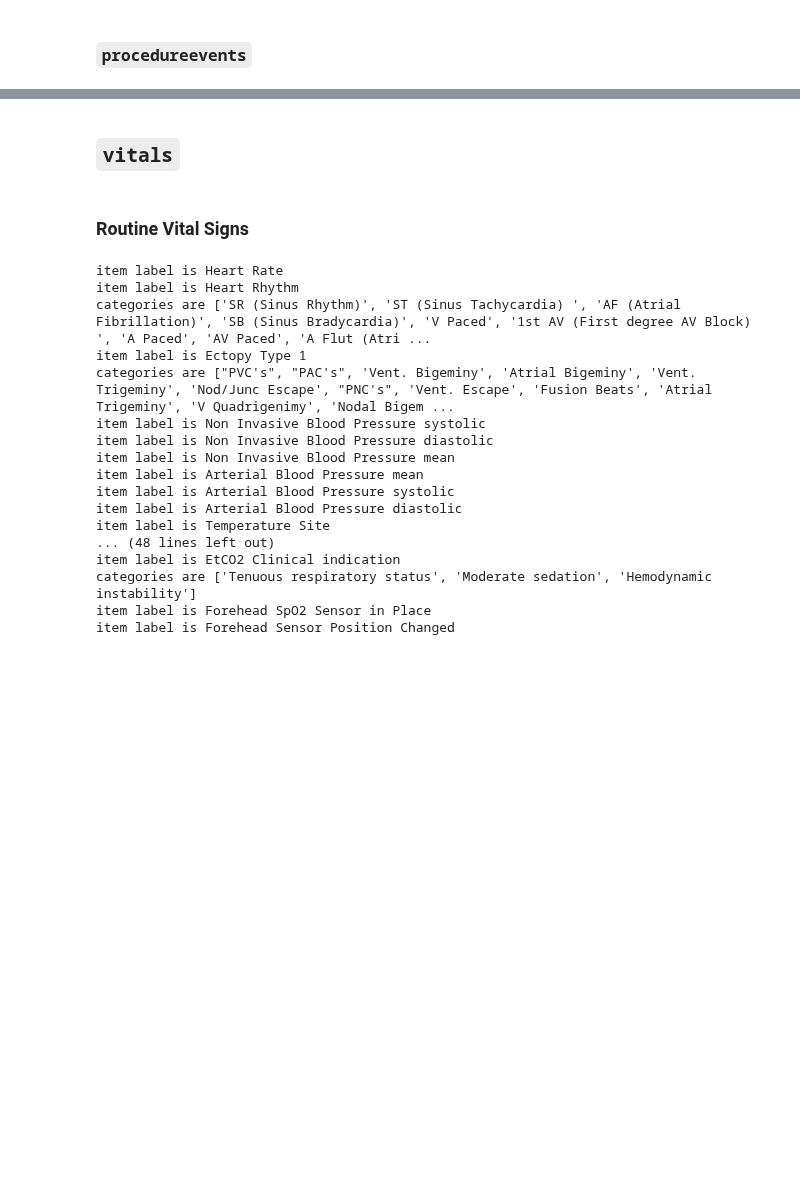
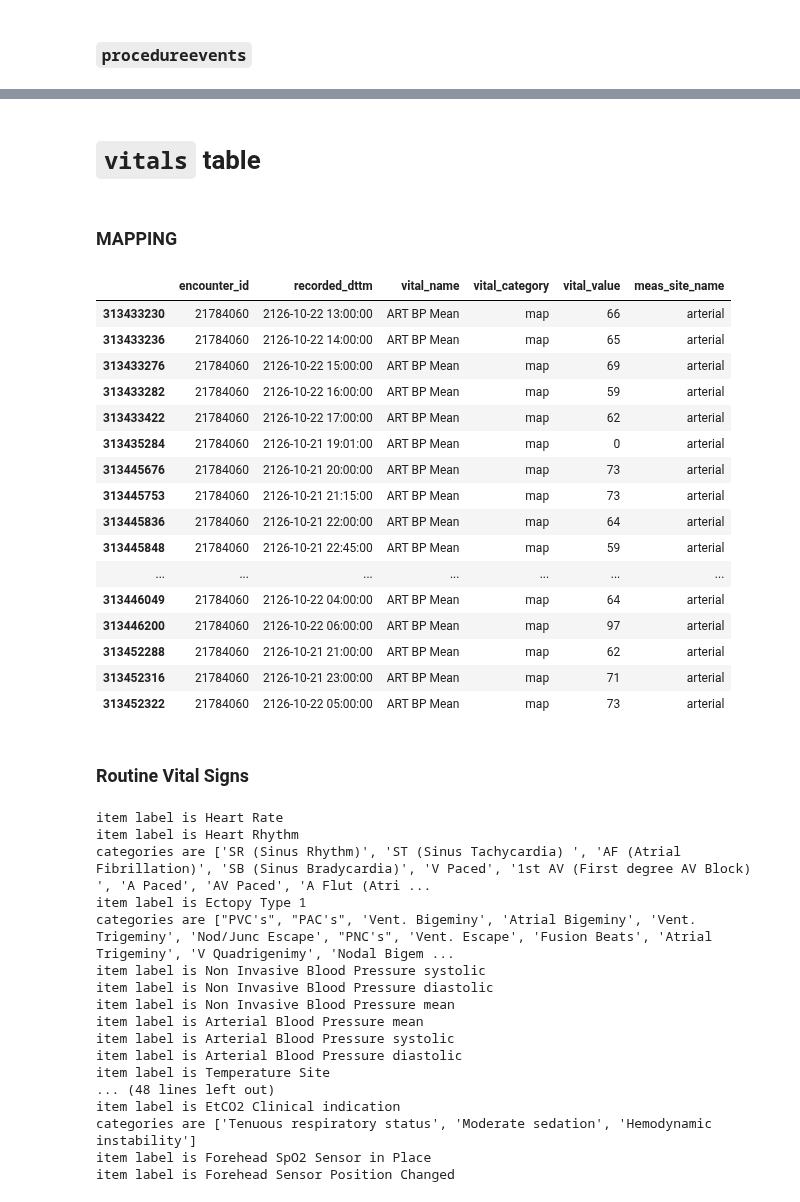
Before and after one commit to oldsandiaz/mimicclif, a Jupyter notebook: code/eda.ipynb, the cells around one changed output, grey strips where cells are left out. Saved outputs shown, nothing was run; the diff lists cells and outputs as text; code cells hidden in the pictures; blank space fills up the shorter version.

Commit message:
started refactoring the code to map the vitals table, currently working on solving the temp_c data str issue

```diff
--- a/code/eda.ipynb
+++ b/code/eda.ipynb
@@ -322,2 +276,4 @@ item_id_to_events()
 # %% [markdown]
-## `vitals`
+# `vitals` table
+# %% [markdown]
+### MAPPING
@@ -324,3 +330,25 @@ item_id_to_events()
+# %%
+vital_items_dfs.loc[
+    vital_item_df
+]
+# %% [output]
+|  | encounter_id | recorded_dttm | vital_name | vital_category | vital_value | meas_site_name |
+| 313433230 | 21784060 | 2126-10-22 13:00:00 | ART BP Mean | map | 66 | arterial |
+| 313433236 | 21784060 | 2126-10-22 14:00:00 | ART BP Mean | map | 65 | arterial |
+| 313433276 | 21784060 | 2126-10-22 15:00:00 | ART BP Mean | map | 69 | arterial |
+| 313433282 | 21784060 | 2126-10-22 16:00:00 | ART BP Mean | map | 59 | arterial |
+| 313433422 | 21784060 | 2126-10-22 17:00:00 | ART BP Mean | map | 62 | arterial |
+| 313435284 | 21784060 | 2126-10-21 19:01:00 | ART BP Mean | map | 0 | arterial |
+| 313445676 | 21784060 | 2126-10-21 20:00:00 | ART BP Mean | map | 73 | arterial |
+| 313445753 | 21784060 | 2126-10-21 21:15:00 | ART BP Mean | map | 73 | arterial |
+| 313445836 | 21784060 | 2126-10-21 22:00:00 | ART BP Mean | map | 64 | arterial |
+| 313445848 | 21784060 | 2126-10-21 22:45:00 | ART BP Mean | map | 59 | arterial |
+| ... | ... | ... | ... | ... | ... | ... |
+| 313446049 | 21784060 | 2126-10-22 04:00:00 | ART BP Mean | map | 64 | arterial |
+| 313446200 | 21784060 | 2126-10-22 06:00:00 | ART BP Mean | map | 97 | arterial |
+| 313452288 | 21784060 | 2126-10-21 21:00:00 | ART BP Mean | map | 62 | arterial |
+| 313452316 | 21784060 | 2126-10-21 23:00:00 | ART BP Mean | map | 71 | arterial |
+| 313452322 | 21784060 | 2126-10-22 05:00:00 | ART BP Mean | map | 73 | arterial |
 # %% [markdown]
 ### Routine Vital Signs
 # %%
```
Also changed, not shown: parts of 33 cells of this notebook.
